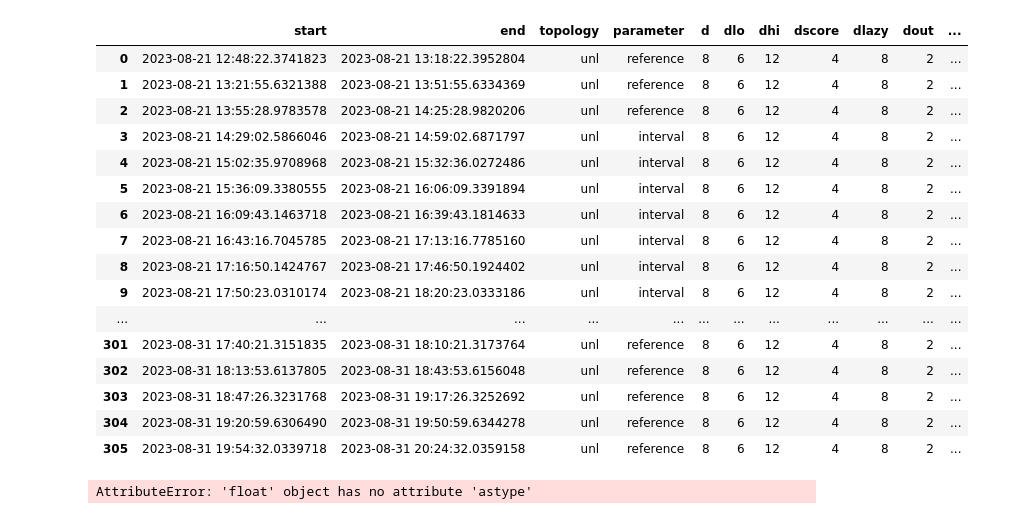
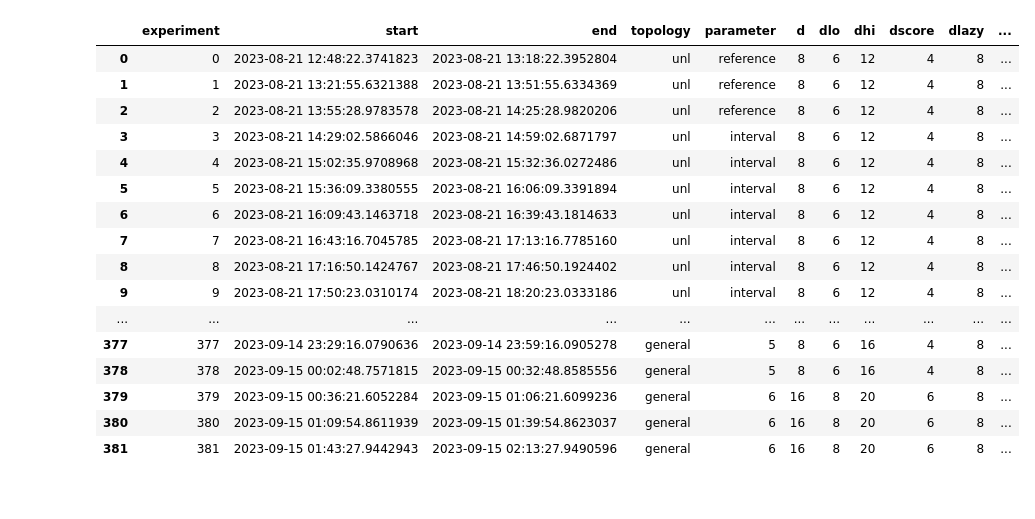
Before and after one commit to FlavScheidt/flexi-pipe, a Jupyter notebook: data/Notebooks/TimeSeries.ipynb, the cells around one changed output. Saved outputs shown, nothing was run; the diff lists cells and outputs as text; code cells hidden in the pictures.

```diff
--- a/data/Notebooks/TimeSeries.ipynb
+++ b/data/Notebooks/TimeSeries.ipynb
@@ -84,63 +67,56 @@ query_api = client.query_api()
 # %%
+start_time = 1692978196
+end_time = 1693129062
+
+filepath = "../experiments.csv"
+
 # Retrieve experiments data from csv
-data = pd.read_csv('../experiments.csv', header=None)
+data = pd.read_csv(filepath, header=None)
 df = pd.DataFrame(data)
 
 #Rename columns
 experiments = df.rename(columns={0: "start", 1: "end", 2: "topology", 3: "runtime", 4: "parameter", 5: "d", 6: "dlo", 7: "dhi", 8: "dscore", 9: "dlazy", 10: "dout", 11: "gossipFactor", 12: "initialDelay", 13: "interval"}, errors='raise')
 
 #Correct timestamp
 experiments["start"] = experiments["start"].str.slice(0, 27)
 experiments["end"] = experiments["end"].str.slice(0, 27)
 
 #String to timestamp
 # experiments['startUnix'] = pd.to_datetime(experiments["start"],format="%Y-%m-%d %H:%M:%S.%f").astype('int64') / 10**9
 # experiments['endUnix'] = pd.to_datetime(experiments["end"],format="%Y-%m-%d %H:%M:%S.%f").astype('int64') / 10**9
-
 experiments['startUnix'] = pd.to_datetime(experiments["start"],format="mixed").astype('int64') / 10**9
 experiments['endUnix'] = pd.to_datetime(experiments["end"],format="mixed").astype('int64') / 10**9
 
 experiments['startUnix'] = pd.to_timedelta(experiments['startUnix'], unit='s').dt.total_seconds().astype(int)#.astype(str)
 experiments['endUnix'] = pd.to_timedelta(experiments['endUnix'], unit='s').dt.total_seconds().astype(int)#.astype(str)
 
 #Drop fields we don't mneed for the moment
 exp = experiments.drop(columns=["runtime", "initialDelay"]).sort_values(by=["start"])
 
-# exp.loc[exp["topology"] == "general"].loc[exp["start"] >= "2023-08-25 00:00:00.5502855"].head(200)
-exp.head(500)
+#Get times for different intervals
+intervals = exp["interval"].drop_duplicates().sort_values().reset_index(drop=True)
+# intervals.head(10)
+#
+# expTime = exp[exp['startUnix'].astype(int).between(start_time, end_time)]
+# expTime['experiment'] = expTime.index
+expTime = exp.reset_index().rename({'index':'experiment'}, axis = 'columns')
+
+expTime.tail(500)
 # %% [output]
-|  | start | end | topology | parameter | d | dlo | dhi | dscore | dlazy | dout | ... |
-| 0 | 2023-08-21 12:48:22.3741823 | 2023-08-21 13:18:22.3952804 | unl | reference | 8 | 6 | 12 | 4 | 8 | 2 | ... |
-| 1 | 2023-08-21 13:21:55.6321388 | 2023-08-21 13:51:55.6334369 | unl | reference | 8 | 6 | 12 | 4 | 8 | 2 | ... |
-| 2 | 2023-08-21 13:55:28.9783578 | 2023-08-21 14:25:28.9820206 | unl | reference | 8 | 6 | 12 | 4 | 8 | 2 | ... |
-| 3 | 2023-08-21 14:29:02.5866046 | 2023-08-21 14:59:02.6871797 | unl | interval | 8 | 6 | 12 | 4 | 8 | 2 | ... |
-| 4 | 2023-08-21 15:02:35.9708968 | 2023-08-21 15:32:36.0272486 | unl | interval | 8 | 6 | 12 | 4 | 8 | 2 | ... |
-| 5 | 2023-08-21 15:36:09.3380555 | 2023-08-21 16:06:09.3391894 | unl | interval | 8 | 6 | 12 | 4 | 8 | 2 | ... |
-| 6 | 2023-08-21 16:09:43.1463718 | 2023-08-21 16:39:43.1814633 | unl | interval | 8 | 6 | 12 | 4 | 8 | 2 | ... |
-| 7 | 2023-08-21 16:43:16.7045785 | 2023-08-21 17:13:16.7785160 | unl | interval | 8 | 6 | 12 | 4 | 8 | 2 | ... |
-| 8 | 2023-08-21 17:16:50.1424767 | 2023-08-21 17:46:50.1924402 | unl | interval | 8 | 6 | 12 | 4 | 8 | 2 | ... |
-| 9 | 2023-08-21 17:50:23.0310174 | 2023-08-21 18:20:23.0333186 | unl | interval | 8 | 6 | 12 | 4 | 8 | 2 | ... |
+|  | experiment | start | end | topology | parameter | d | dlo | dhi | dscore | dlazy | ... |
+| 0 | 0 | 2023-08-21 12:48:22.3741823 | 2023-08-21 13:18:22.3952804 | unl | reference | 8 | 6 | 12 | 4 | 8 | ... |
+| 1 | 1 | 2023-08-21 13:21:55.6321388 | 2023-08-21 13:51:55.6334369 | unl | reference | 8 | 6 | 12 | 4 | 8 | ... |
+| 2 | 2 | 2023-08-21 13:55:28.9783578 | 2023-08-21 14:25:28.9820206 | unl | reference | 8 | 6 | 12 | 4 | 8 | ... |
+| 3 | 3 | 2023-08-21 14:29:02.5866046 | 2023-08-21 14:59:02.6871797 | unl | interval | 8 | 6 | 12 | 4 | 8 | ... |
+| 4 | 4 | 2023-08-21 15:02:35.9708968 | 2023-08-21 15:32:36.0272486 | unl | interval | 8 | 6 | 12 | 4 | 8 | ... |
+| 5 | 5 | 2023-08-21 15:36:09.3380555 | 2023-08-21 16:06:09.3391894 | unl | interval | 8 | 6 | 12 | 4 | 8 | ... |
+| 6 | 6 | 2023-08-21 16:09:43.1463718 | 2023-08-21 16:39:43.1814633 | unl | interval | 8 | 6 | 12 | 4 | 8 | ... |
+| 7 | 7 | 2023-08-21 16:43:16.7045785 | 2023-08-21 17:13:16.7785160 | unl | interval | 8 | 6 | 12 | 4 | 8 | ... |
+| 8 | 8 | 2023-08-21 17:16:50.1424767 | 2023-08-21 17:46:50.1924402 | unl | interval | 8 | 6 | 12 | 4 | 8 | ... |
+| 9 | 9 | 2023-08-21 17:50:23.0310174 | 2023-08-21 18:20:23.0333186 | unl | interval | 8 | 6 | 12 | 4 | 8 | ... |
 | ... | ... | ... | ... | ... | ... | ... | ... | ... | ... | ... | ... |
-| 301 | 2023-08-31 17:40:21.3151835 | 2023-08-31 18:10:21.3173764 | unl | reference | 8 | 6 | 12 | 4 | 8 | 2 | ... |
-| 302 | 2023-08-31 18:13:53.6137805 | 2023-08-31 18:43:53.6156048 | unl | reference | 8 | 6 | 12 | 4 | 8 | 2 | ... |
-| 303 | 2023-08-31 18:47:26.3231768 | 2023-08-31 19:17:26.3252692 | unl | reference | 8 | 6 | 12 | 4 | 8 | 2 | ... |
-| 304 | 2023-08-31 19:20:59.6306490 | 2023-08-31 19:50:59.6344278 | unl | reference | 8 | 6 | 12 | 4 | 8 | 2 | ... |
-| 305 | 2023-08-31 19:54:32.0339718 | 2023-08-31 20:24:32.0359158 | unl | reference | 8 | 6 | 12 | 4 | 8 | 2 | ... |
+| 377 | 377 | 2023-09-14 23:29:16.0790636 | 2023-09-14 23:59:16.0905278 | general | 5 | 8 | 6 | 16 | 4 | 8 | ... |
+| 378 | 378 | 2023-09-15 00:02:48.7571815 | 2023-09-15 00:32:48.8585556 | general | 5 | 8 | 6 | 16 | 4 | 8 | ... |
+| 379 | 379 | 2023-09-15 00:36:21.6052284 | 2023-09-15 01:06:21.6099236 | general | 6 | 16 | 8 | 20 | 6 | 8 | ... |
+| 380 | 380 | 2023-09-15 01:09:54.8611939 | 2023-09-15 01:39:54.8623037 | general | 6 | 16 | 8 | 20 | 6 | 8 | ... |
+| 381 | 381 | 2023-09-15 01:43:27.9442943 | 2023-09-15 02:13:27.9490596 | general | 6 | 16 | 8 | 20 | 6 | 8 | ... |
-# %%
-#Get times for different intervals
-# intervals = exp["interval"].drop_duplicates().sort_values().reset_index(drop=True)
-# intervals.head(10)
-
-expTime = exp[exp['startUnix'].astype(int).between(1692622102, 1692772911)]
-
-reference = expTime.loc[expTime["parameter"] == "reference"]
-start_reference = reference["startUnix"].min().astype(int)
-end_reference = reference["endUnix"].max().astype(int)
-print(start_reference)
-print(end_reference)
-
-expTime = exp.reset_index().rename({'index':'experiment'}, axis = 'columns')
-
-# expTime.head(100)
-# %% [output]
-AttributeError: 'float' object has no attribute 'astype'
```
Also changed, not shown: parts of 23 cells of this notebook, 10 other files.
